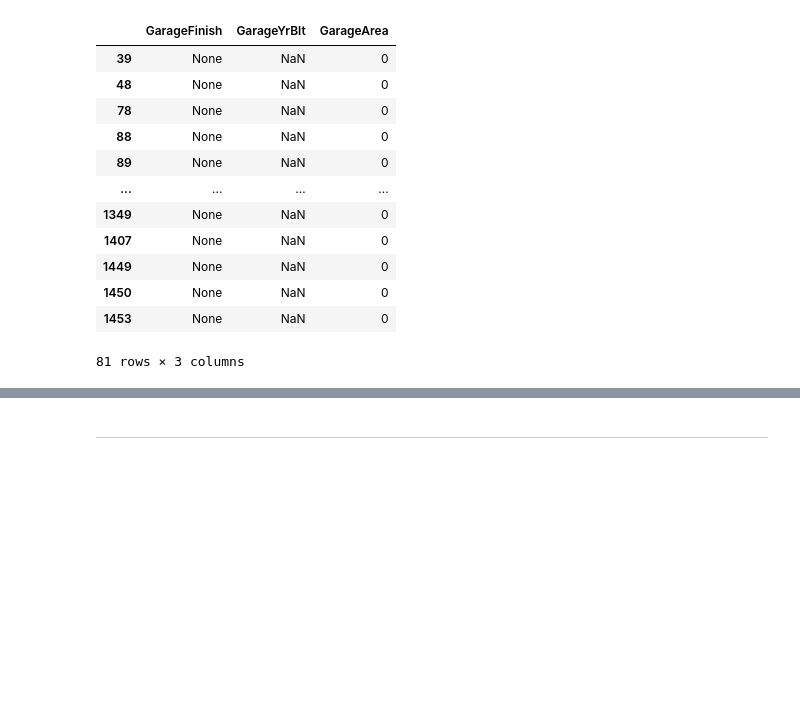
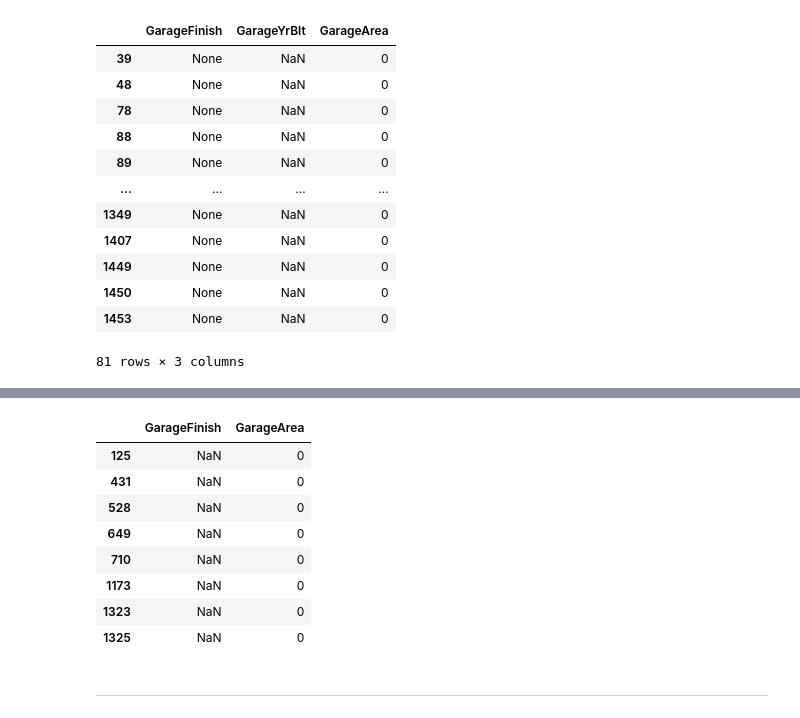
Before and after one commit to van-essa/heritage-housing-issues, a Jupyter notebook: jupyter_notebooks/03 - Data Cleaning.ipynb, the cells around one changed output, grey strips where cells are left out. Cells and saved outputs as stored; diff of their text form; code cells hidden in the pictures; blank space fills up the shorter version.

```diff
--- a/jupyter_notebooks/03 - Data Cleaning.ipynb
+++ b/jupyter_notebooks/03 - Data Cleaning.ipynb
@@ -274,3 +285,16 @@ df_grgyear_nan[['GarageFinish', 'GarageYrBlt', 'GarageArea']]
+# %%
+df_checkgarages = df.loc[(df['GarageFinish'].isna()) & (df['GarageArea'] == 0)]
+df_checkgarages[['GarageFinish', 'GarageArea']]
+# %% [output]
+|  | GarageFinish | GarageArea |
+| 125 | NaN | 0 |
+| 431 | NaN | 0 |
+| 528 | NaN | 0 |
+| 649 | NaN | 0 |
+| 710 | NaN | 0 |
+| 1173 | NaN | 0 |
+| 1323 | NaN | 0 |
+| 1325 | NaN | 0 |
 # %% [markdown]
 ---
 # %% [markdown]
```
Also changed, not shown: parts of 2 cells of this notebook.
